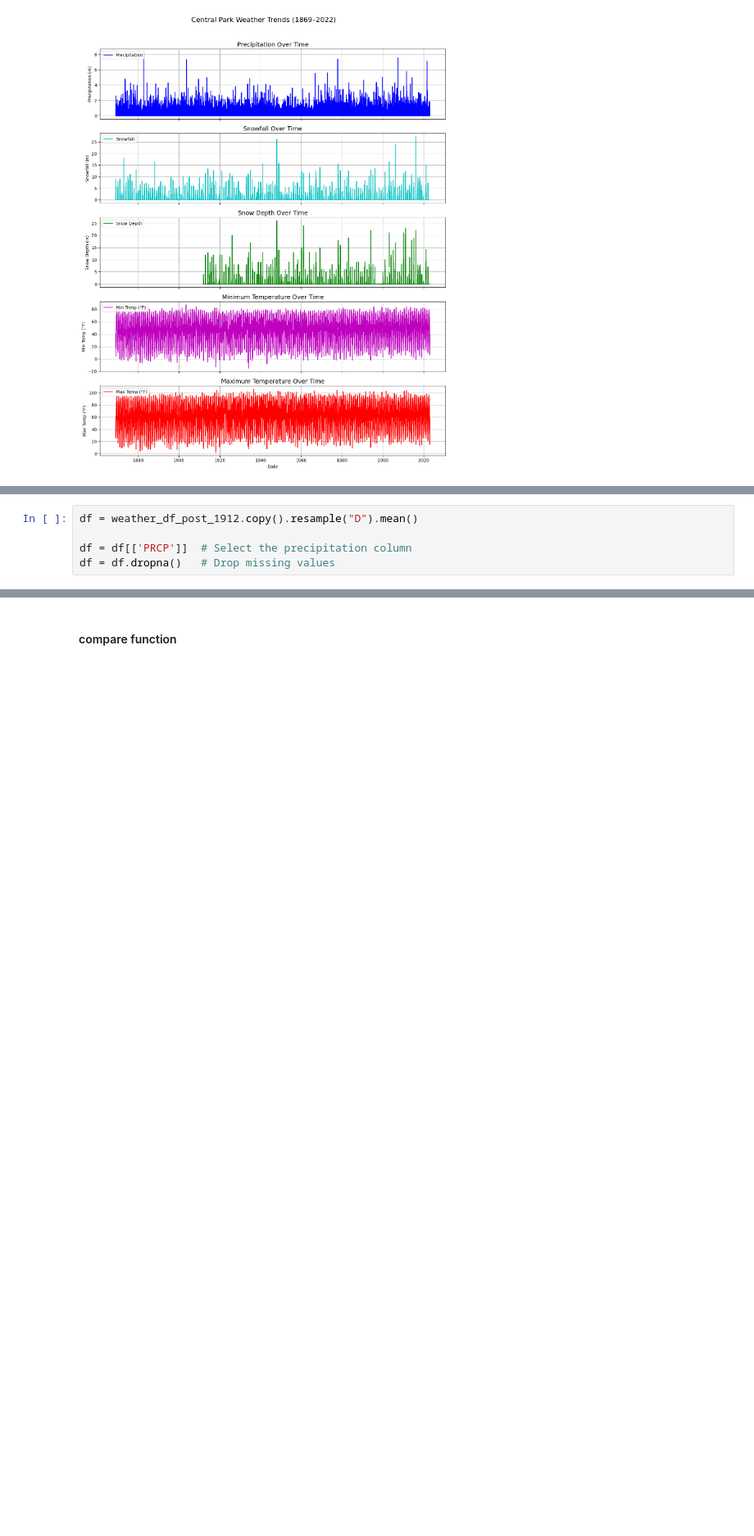
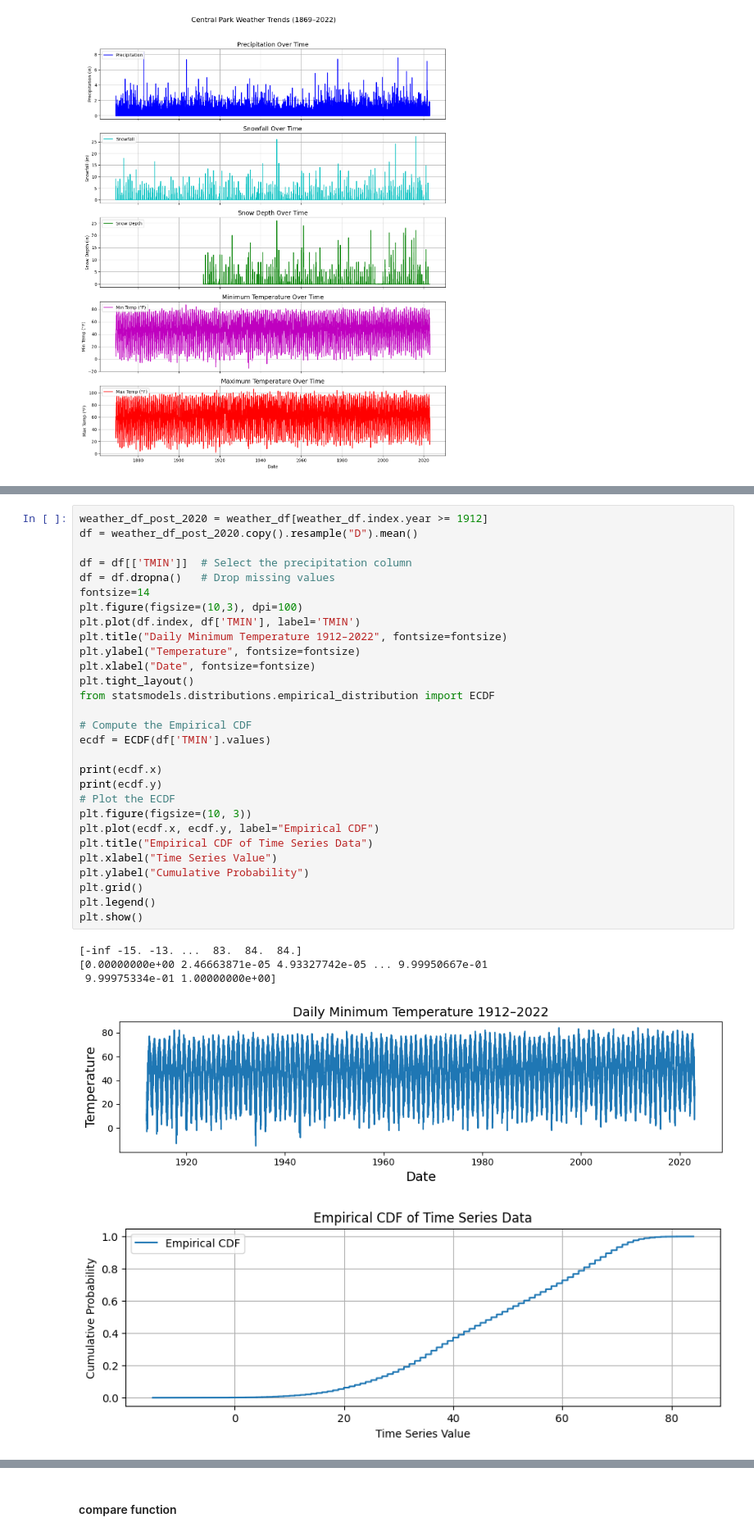
Before and after one commit to ruixuan-ray-zhang/PTSA, a Jupyter notebook: example_code.ipynb, the cells around one changed output, grey strips where cells are left out. Shown at 82% size. Saved outputs shown, nothing was run; the diff lists cells and outputs as text; blank space fills up the shorter version.

```diff
--- a/example_code.ipynb
+++ b/example_code.ipynb
@@ -275,7 +226,37 @@ scaler = StandardScaler()
 
 scaled_data = scaler.fit_transform(weather_df_post_1912[features])
 # %%
-df = weather_df_post_1912.copy().resample("D").mean()
+weather_df_post_2020 = weather_df[weather_df.index.year >= 1912]
+df = weather_df_post_2020.copy().resample("D").mean()
 
-df = df[['PRCP']]  # Select the precipitation column
+df = df[['TMIN']]  # Select the precipitation column
 df = df.dropna()   # Drop missing values
+fontsize=14
+plt.figure(figsize=(10,3), dpi=100)
+plt.plot(df.index, df['TMIN'], label='TMIN')
+plt.title("Daily Minimum Temperature 1912–2022", fontsize=fontsize)
+plt.ylabel("Temperature", fontsize=fontsize)
+plt.xlabel("Date", fontsize=fontsize)
+plt.tight_layout()
+from statsmodels.distributions.empirical_distribution import ECDF
+
+# Compute the Empirical CDF
+ecdf = ECDF(df['TMIN'].values)
+
+print(ecdf.x)
+print(ecdf.y)
+# Plot the ECDF
+plt.figure(figsize=(10, 3))
+plt.plot(ecdf.x, ecdf.y, label="Empirical CDF")
+plt.title("Empirical CDF of Time Series Data")
+plt.xlabel("Time Series Value")
+plt.ylabel("Cumulative Probability")
+plt.grid()
+plt.legend()
+plt.show()
+# %% [output]
+[-inf -15. -13. ...  83.  84.  84.]
+[0.00000000e+00 2.46663871e-05 4.93327742e-05 ... 9.99950667e-01
+ 9.99975334e-01 1.00000000e+00]
+[figure, added]
+[figure, added]
```
Also changed, not shown: parts of 17 cells of this notebook, 5 other files.
